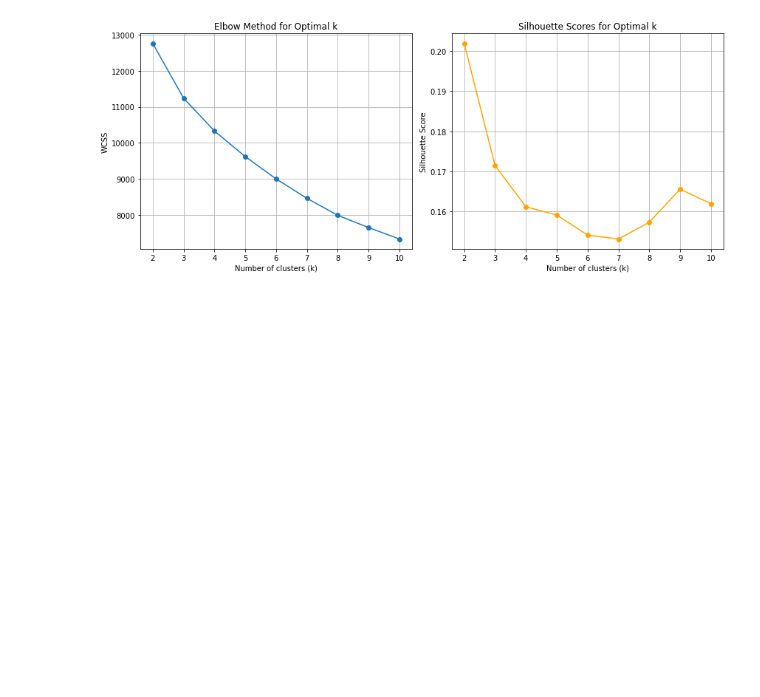
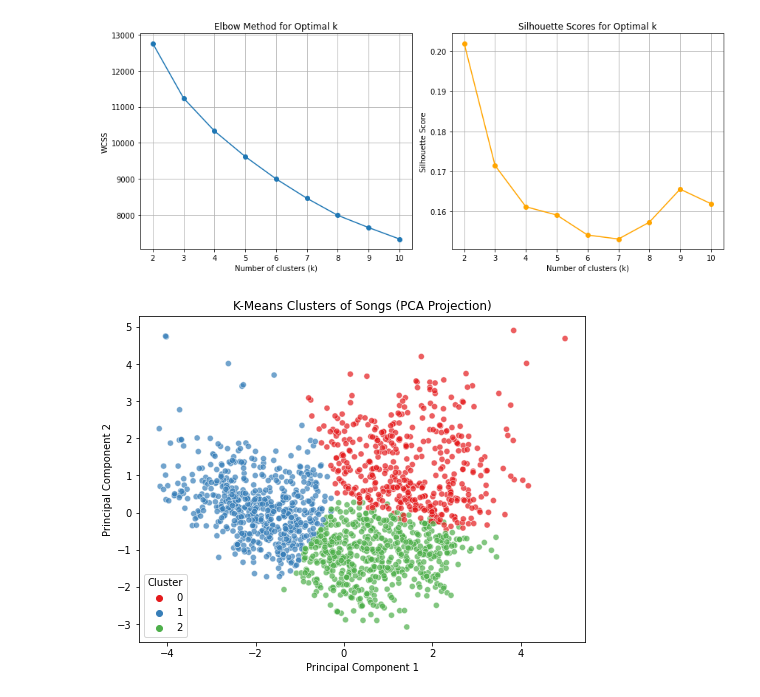
Before and after one commit to NitinJayavarapu12/Creating-cohorts-of-songs, a Jupyter notebook: Cohort_code.ipynb, the cells around one changed output. Cells and saved outputs as stored; diff of their text form; code cells hidden in the pictures; blank space fills up the shorter version.

Commit message:
Complete project, just analysis to be done

```diff
--- a/Cohort_code.ipynb
+++ b/Cohort_code.ipynb
@@ -164,11 +164,10 @@ plt.show()
 ### Clustering
 # %%
 ### Determine optimal number of clusters using the Elbow Method
-
 wcss = []
 silhouette_scores = []
 
-x_cluster = pca_features[:, :8]  # Using first 8 principal components
+X_cluster = pca_features[:, :8]  # Using first 8 principal components
 
 for k in range(2, 11):
     kmeans = KMeans(n_clusters=k, random_state=42)
@@ -195,3 +194,18 @@ plt.tight_layout()
 plt.show()
 # %% [output]
 [figure]
+# %%
+# Apply KMeans with 3 clusters
+kmeans = KMeans(n_clusters=3, random_state=42)
+df["cluster"] = kmeans.fit_predict(X_cluster)
+
+# Visualize in 2D using first two PCA components
+plt.figure(figsize=(8,6))
+sns.scatterplot(x=pca_features[:,0], y=pca_features[:,1], hue=df["cluster"], palette="Set1", alpha=0.7)
+plt.title("K-Means Clusters of Songs (PCA Projection)")
+plt.xlabel("Principal Component 1")
+plt.ylabel("Principal Component 2")
+plt.legend(title="Cluster")
+plt.show()
+# %% [output]
+[figure, added]
```
Also changed, not shown: parts of 3 cells of this notebook.
